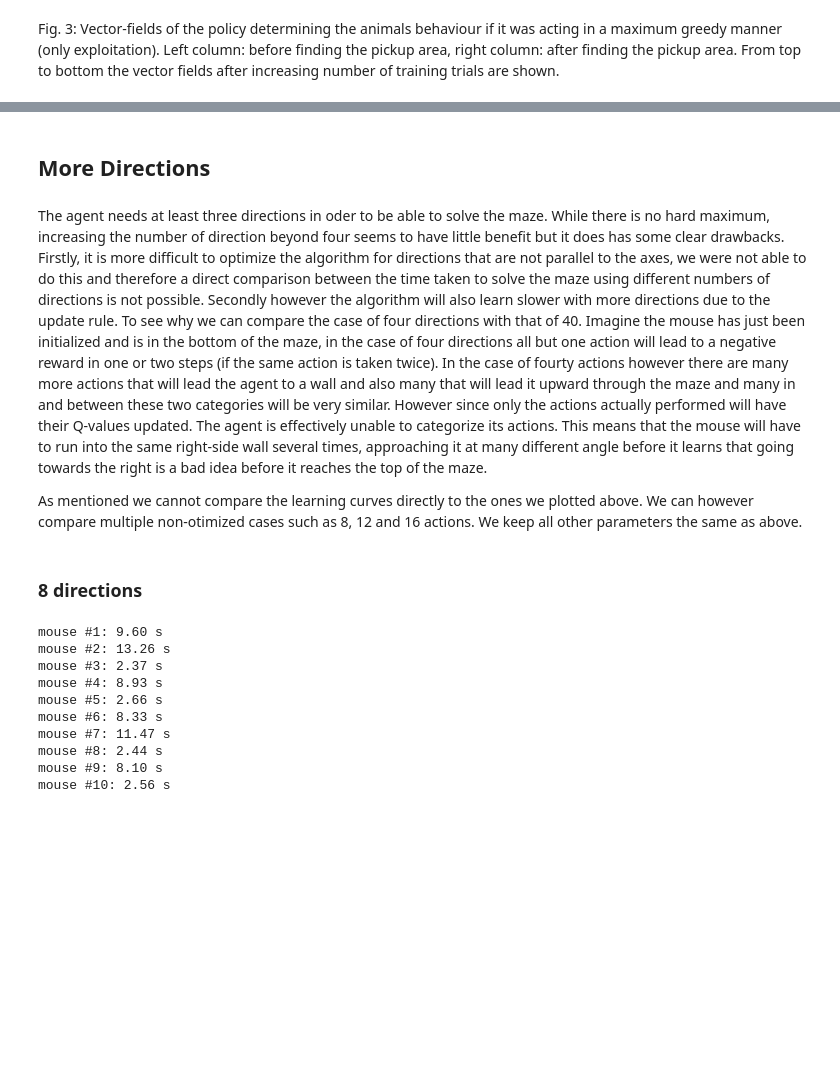
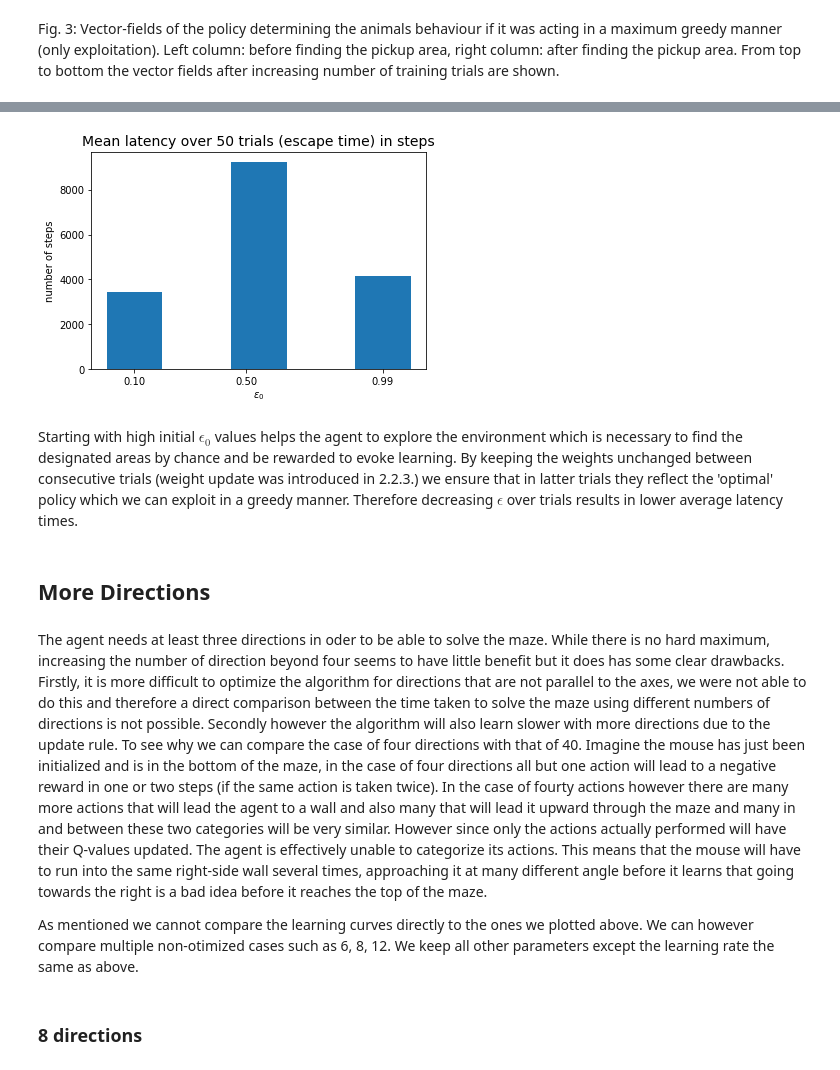
Before and after one commit to imLew/MHBF-project, a Jupyter notebook: RL-miniproject-report.ipynb, the cells around one changed output, grey strips where cells are left out. Saved outputs shown, nothing was run; the diff lists cells and outputs as text; code cells hidden in the pictures; blank space fills up the shorter version.

```diff
--- a/RL-miniproject-report.ipynb
+++ b/RL-miniproject-report.ipynb
@@ -193,25 +169,22 @@ The parameter $\epsilon$ controls the greedyness of the agent's behaviour. By pr
+# %%
+plot_latency_eps(eps = [0.1, 0.5, 0.99])
+# %% [output]
+[figure, added]
+# %% [markdown]
+Starting with high initial $\epsilon_0$ values helps the agent to explore the environment which is necessary to find the designated areas by chance and be rewarded to evoke learning.
+By keeping the weights unchanged between consecutive trials (weight update was introduced in 2.2.3.) we ensure that in latter trials they reflect the 'optimal' policy which we can exploit in a greedy manner.
+Therefore decreasing $\epsilon$ over trials results in lower average latency times.
 # %% [markdown]
 ## More Directions
 # %% [markdown]
 The agent needs at least three directions in oder to be able to solve the maze. While there is no hard maximum, increasing the number of direction beyond four seems to have little benefit but it does has some clear drawbacks. Firstly, it is more difficult to optimize the algorithm for directions that are not parallel to the axes, we were not able to do this and therefore a direct comparison between the time taken to solve the maze using different numbers of directions is not possible. Secondly however the algorithm will also learn slower with more directions due to the update rule. To see why we can compare the case of four directions with that of 40. Imagine the mouse has just been initialized and is in the bottom of the maze, in the case of four directions all but one action will lead to a negative reward in one or two steps (if the same action is taken twice). In the case of fourty actions however there are many more actions that will lead the agent to a wall and also many that will lead it upward through the maze and many in and between these two categories will be very similar. However since only the actions actually performed will have their Q-values updated. The agent is effectively unable to categorize its actions. This means that the mouse will have to run into the same right-side wall several times, approaching it at many different angle before it learns that going towards the right is a bad idea before it reaches the top of the maze.
 
-As mentioned we cannot compare the learning curves directly to the ones we plotted above. We can however compare multiple non-otimized cases such as 8, 12 and 16 actions. We keep all other parameters the same as above.
+As mentioned we cannot compare the learning curves directly to the ones we plotted above. We can however compare multiple non-otimized cases such as 6, 8, 12. We keep all other parameters except the learning rate the same as above.
 # %% [markdown]
 ### 8 directions
 # %%
-cumulativeReward_8, latencies_8, aborts_8 = simulation(Agent, nTrials = 50, nAgents = 10, nActions = 8, maxIter=1e5,
-                      eps0 = .99,  decayRate = .95, gamma = .95, eta = 0.005, verbose = 1);
+cumulativeReward_8, latencies_8, aborts_8 = simulation(Agent, nTrials = 100, nAgents = 10, nActions = 8, maxIter=1e5,
+                      eps0 = .99,  decayRate = .95, gamma = .95, eta = 0.005, verbose = 0);
-# %% [output]
-mouse #1: 9.60 s
-mouse #2: 13.26 s
-mouse #3: 2.37 s
-mouse #4: 8.93 s
-mouse #5: 2.66 s
-mouse #6: 8.33 s
-mouse #7: 11.47 s
-mouse #8: 2.44 s
-mouse #9: 8.10 s
-mouse #10: 2.56 s
 # %%
 plot_learning_curve(latencies_8, aborts_8)
 # %% [output]
```
Also changed, not shown: parts of 26 cells of this notebook, 1 other file.
